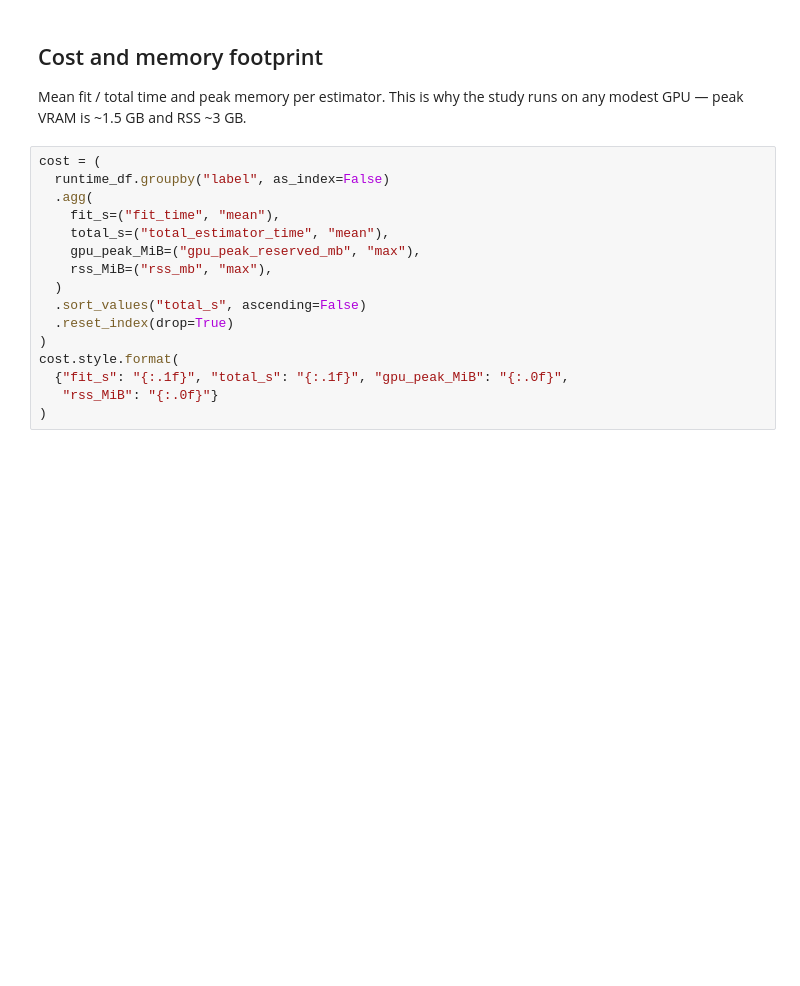
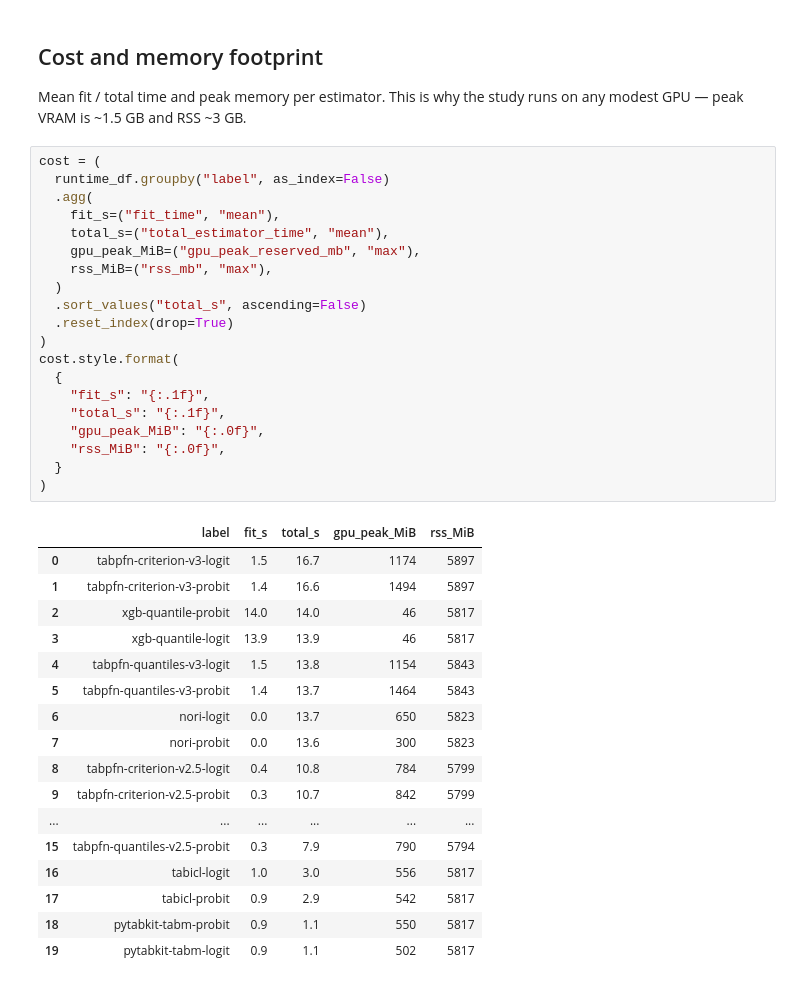
Before and after one commit to tvatter/npcc, a Jupyter notebook: notebooks/Simulation_Study.ipynb, the cells around one changed output. Cells and saved outputs as stored; diff of their text form; blank space fills up the shorter version.

```diff
--- a/notebooks/Simulation_Study.ipynb
+++ b/notebooks/Simulation_Study.ipynb
@@ -166,16 +212,38 @@ on any modest GPU — peak VRAM is ~1.5 GB and RSS ~3 GB.
 # %%
 cost = (
   runtime_df.groupby("label", as_index=False)
   .agg(
     fit_s=("fit_time", "mean"),
     total_s=("total_estimator_time", "mean"),
     gpu_peak_MiB=("gpu_peak_reserved_mb", "max"),
     rss_MiB=("rss_mb", "max"),
   )
   .sort_values("total_s", ascending=False)
   .reset_index(drop=True)
 )
 cost.style.format(
-  {"fit_s": "{:.1f}", "total_s": "{:.1f}", "gpu_peak_MiB": "{:.0f}",
-   "rss_MiB": "{:.0f}"}
+  {
+    "fit_s": "{:.1f}",
+    "total_s": "{:.1f}",
+    "gpu_peak_MiB": "{:.0f}",
+    "rss_MiB": "{:.0f}",
+  }
 )
+# %% [output]
+|  | label | fit_s | total_s | gpu_peak_MiB | rss_MiB |
+| 0 | tabpfn-criterion-v3-logit | 1.5 | 16.7 | 1174 | 5897 |
+| 1 | tabpfn-criterion-v3-probit | 1.4 | 16.6 | 1494 | 5897 |
+| 2 | xgb-quantile-probit | 14.0 | 14.0 | 46 | 5817 |
+| 3 | xgb-quantile-logit | 13.9 | 13.9 | 46 | 5817 |
+| 4 | tabpfn-quantiles-v3-logit | 1.5 | 13.8 | 1154 | 5843 |
+| 5 | tabpfn-quantiles-v3-probit | 1.4 | 13.7 | 1464 | 5843 |
+| 6 | nori-logit | 0.0 | 13.7 | 650 | 5823 |
+| 7 | nori-probit | 0.0 | 13.6 | 300 | 5823 |
+| 8 | tabpfn-criterion-v2.5-logit | 0.4 | 10.8 | 784 | 5799 |
+| 9 | tabpfn-criterion-v2.5-probit | 0.3 | 10.7 | 842 | 5799 |
+| ... | ... | ... | ... | ... | ... |
+| 15 | tabpfn-quantiles-v2.5-probit | 0.3 | 7.9 | 790 | 5794 |
+| 16 | tabicl-logit | 1.0 | 3.0 | 556 | 5817 |
+| 17 | tabicl-probit | 0.9 | 2.9 | 542 | 5817 |
+| 18 | pytabkit-tabm-probit | 0.9 | 1.1 | 550 | 5817 |
+| 19 | pytabkit-tabm-logit | 0.9 | 1.1 | 502 | 5817 |
```
Also changed, not shown: parts of 5 cells of this notebook.
